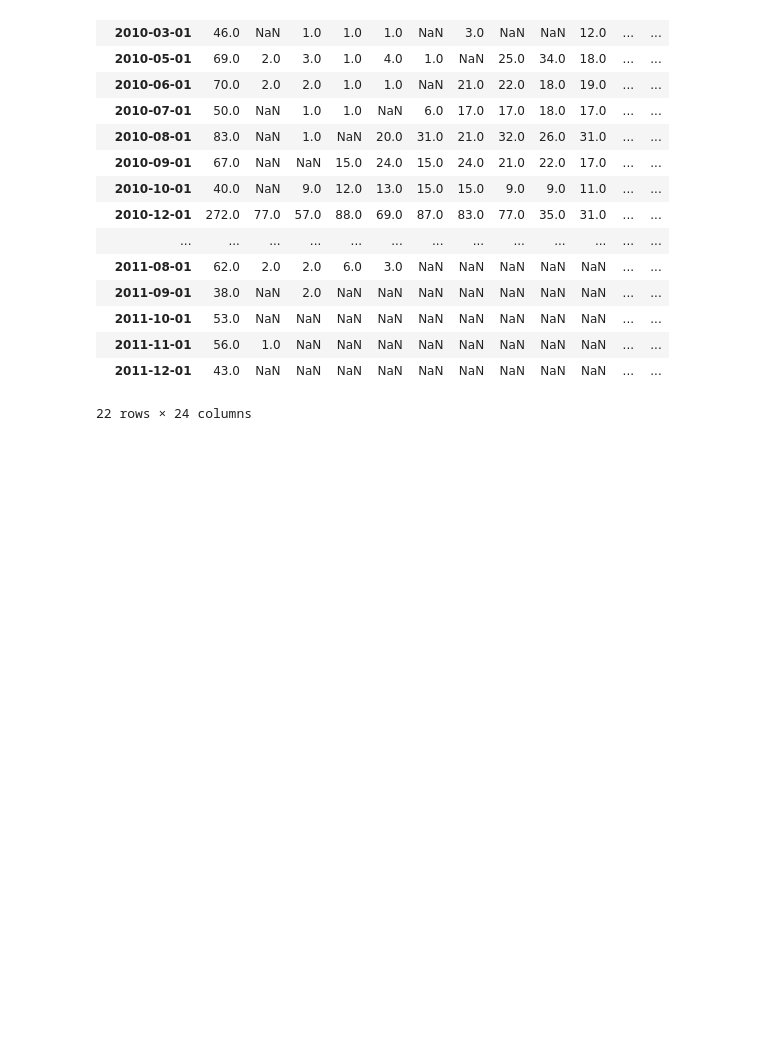
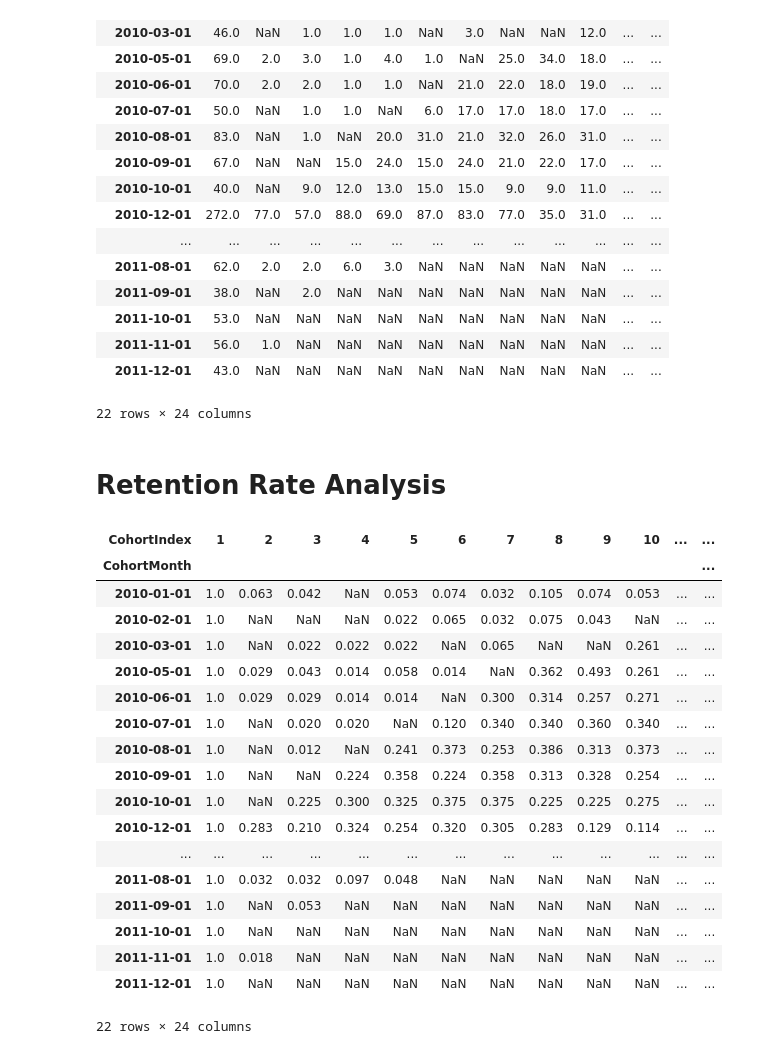
Before and after one commit to dharani-malla/Cohort-Retention-CLTV-Analysis, a Jupyter notebook: Retention_analysis.ipynb, the cells around one changed output. Cells and saved outputs as stored; diff of their text form; code cells hidden in the pictures; blank space fills up the shorter version.

Commit message:
analysis: calculated customer retention rate
Computed retention percentages for each cohort.

```diff
--- a/Retention_analysis.ipynb
+++ b/Retention_analysis.ipynb
@@ -73,3 +73,32 @@ retention_matrix
 | 2011-11-01 | 56.0 | 1.0 | NaN | NaN | NaN | NaN | NaN | NaN | NaN | NaN | ... | ... |
 | 2011-12-01 | 43.0 | NaN | NaN | NaN | NaN | NaN | NaN | NaN | NaN | NaN | ... | ... |
 22 rows × 24 columns
+# %% [markdown]
+# Retention Rate Analysis
+# %%
+retention_rate = retention_matrix.divide(
+    retention_matrix.iloc[:,0],
+    axis=0
+)
+# %%
+retention_rate.round(3)
+# %% [output]
+| CohortIndex | 1 | 2 | 3 | 4 | 5 | 6 | 7 | 8 | 9 | 10 | ... | ... |
+| CohortMonth |  |  |  |  |  |  |  |  |  |  |  | ... |
+| 2010-01-01 | 1.0 | 0.063 | 0.042 | NaN | 0.053 | 0.074 | 0.032 | 0.105 | 0.074 | 0.053 | ... | ... |
+| 2010-02-01 | 1.0 | NaN | NaN | NaN | 0.022 | 0.065 | 0.032 | 0.075 | 0.043 | NaN | ... | ... |
+| 2010-03-01 | 1.0 | NaN | 0.022 | 0.022 | 0.022 | NaN | 0.065 | NaN | NaN | 0.261 | ... | ... |
+| 2010-05-01 | 1.0 | 0.029 | 0.043 | 0.014 | 0.058 | 0.014 | NaN | 0.362 | 0.493 | 0.261 | ... | ... |
+| 2010-06-01 | 1.0 | 0.029 | 0.029 | 0.014 | 0.014 | NaN | 0.300 | 0.314 | 0.257 | 0.271 | ... | ... |
+| 2010-07-01 | 1.0 | NaN | 0.020 | 0.020 | NaN | 0.120 | 0.340 | 0.340 | 0.360 | 0.340 | ... | ... |
+| 2010-08-01 | 1.0 | NaN | 0.012 | NaN | 0.241 | 0.373 | 0.253 | 0.386 | 0.313 | 0.373 | ... | ... |
+| 2010-09-01 | 1.0 | NaN | NaN | 0.224 | 0.358 | 0.224 | 0.358 | 0.313 | 0.328 | 0.254 | ... | ... |
+| 2010-10-01 | 1.0 | NaN | 0.225 | 0.300 | 0.325 | 0.375 | 0.375 | 0.225 | 0.225 | 0.275 | ... | ... |
+| 2010-12-01 | 1.0 | 0.283 | 0.210 | 0.324 | 0.254 | 0.320 | 0.305 | 0.283 | 0.129 | 0.114 | ... | ... |
+| ... | ... | ... | ... | ... | ... | ... | ... | ... | ... | ... | ... | ... |
+| 2011-08-01 | 1.0 | 0.032 | 0.032 | 0.097 | 0.048 | NaN | NaN | NaN | NaN | NaN | ... | ... |
+| 2011-09-01 | 1.0 | NaN | 0.053 | NaN | NaN | NaN | NaN | NaN | NaN | NaN | ... | ... |
+| 2011-10-01 | 1.0 | NaN | NaN | NaN | NaN | NaN | NaN | NaN | NaN | NaN | ... | ... |
+| 2011-11-01 | 1.0 | 0.018 | NaN | NaN | NaN | NaN | NaN | NaN | NaN | NaN | ... | ... |
+| 2011-12-01 | 1.0 | NaN | NaN | NaN | NaN | NaN | NaN | NaN | NaN | NaN | ... | ... |
+22 rows × 24 columns
```
